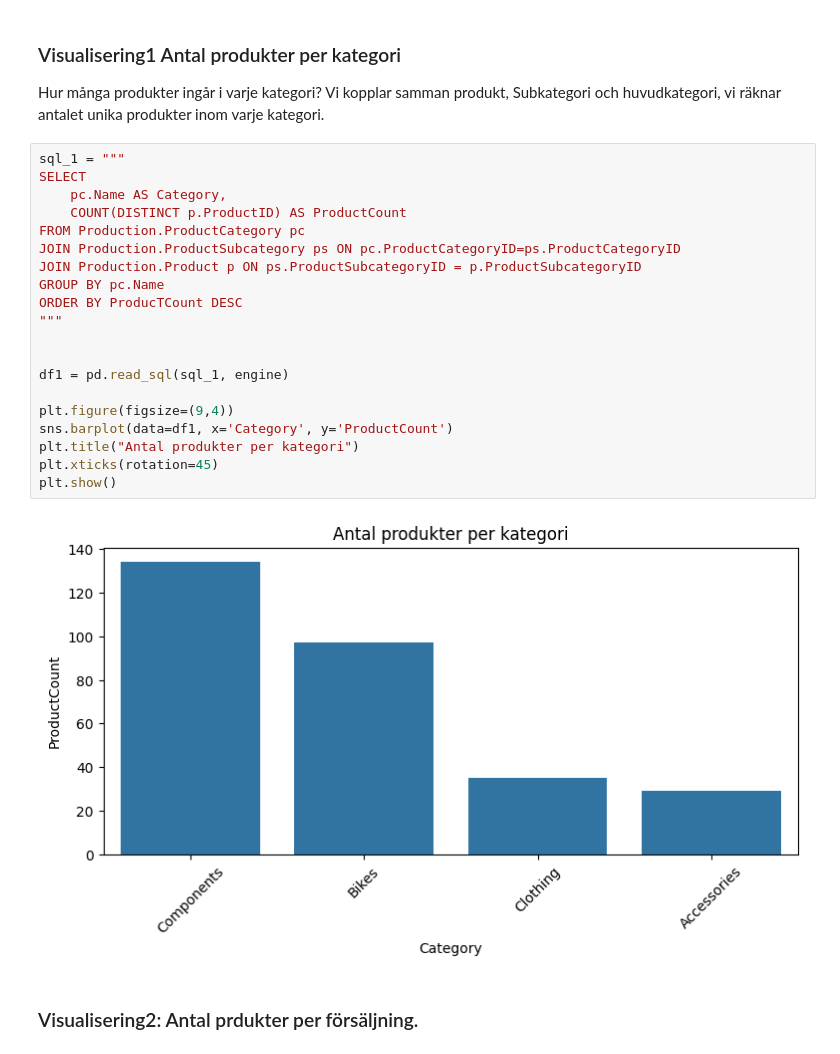
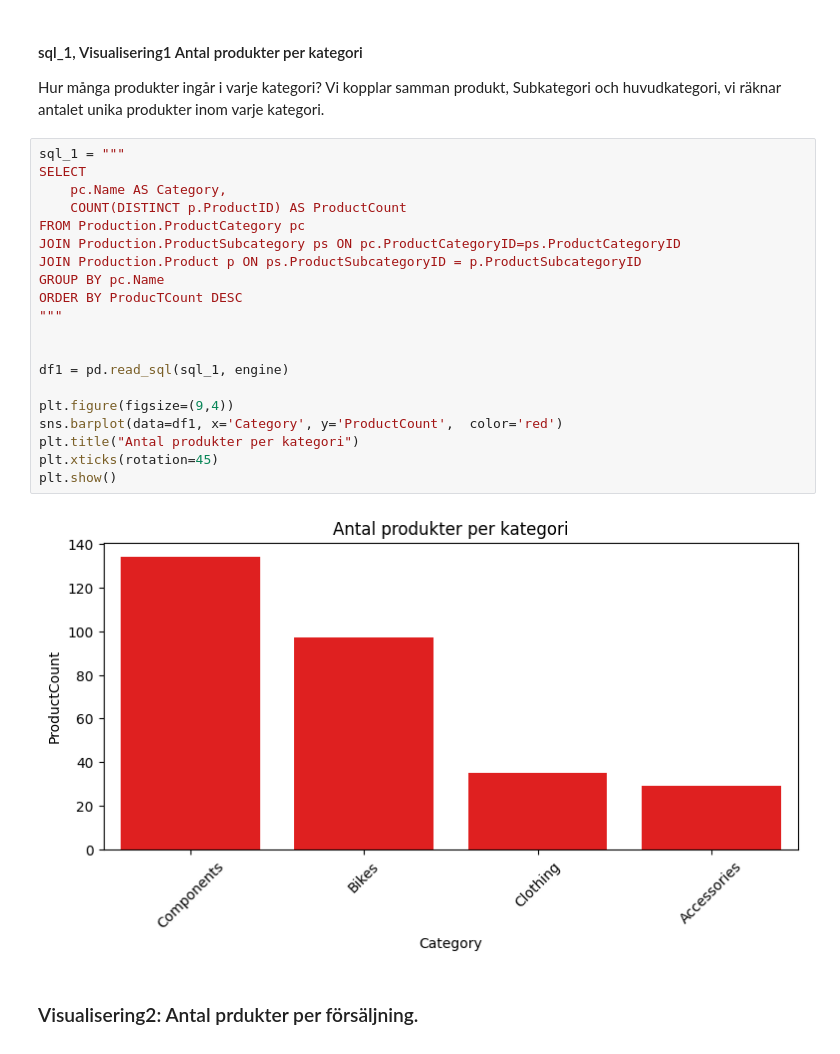
Before and after one commit to IrfanPallani/adventureworks_sanalysis, a Jupyter notebook: Forsaljnings_Analys.ipynb, the cells around one changed output. Cells and saved outputs as stored; diff of their text form.

```diff
--- a/Forsaljnings_Analys.ipynb
+++ b/Forsaljnings_Analys.ipynb
@@ -39,30 +42,30 @@ except Exception as e:
 # %% [markdown]
-### Visualisering1 Antal produkter per kategori
+#### sql_1, Visualisering1 Antal produkter per kategori
 Hur många produkter ingår i varje kategori?
 Vi kopplar samman produkt, Subkategori och huvudkategori,
 vi räknar antalet unika produkter inom varje kategori.
 # %%
 sql_1 = """
 SELECT
     pc.Name AS Category,
     COUNT(DISTINCT p.ProductID) AS ProductCount
 FROM Production.ProductCategory pc
 JOIN Production.ProductSubcategory ps ON pc.ProductCategoryID=ps.ProductCategoryID
 JOIN Production.Product p ON ps.ProductSubcategoryID = p.ProductSubcategoryID
 GROUP BY pc.Name
 ORDER BY ProducTCount DESC
 """
 
 
 df1 = pd.read_sql(sql_1, engine)
 
 plt.figure(figsize=(9,4))
-sns.barplot(data=df1, x='Category', y='ProductCount')
+sns.barplot(data=df1, x='Category', y='ProductCount',  color='red')
 plt.title("Antal produkter per kategori")
 plt.xticks(rotation=45)
 plt.show()
 # %% [output]
-[figure, old version]
+[figure, new version]
 # %% [markdown]
 ### Visualisering2: Antal prdukter per försäljning.
 # %%
```
Also changed, not shown: parts of 5 cells of this notebook, 2 other files.
